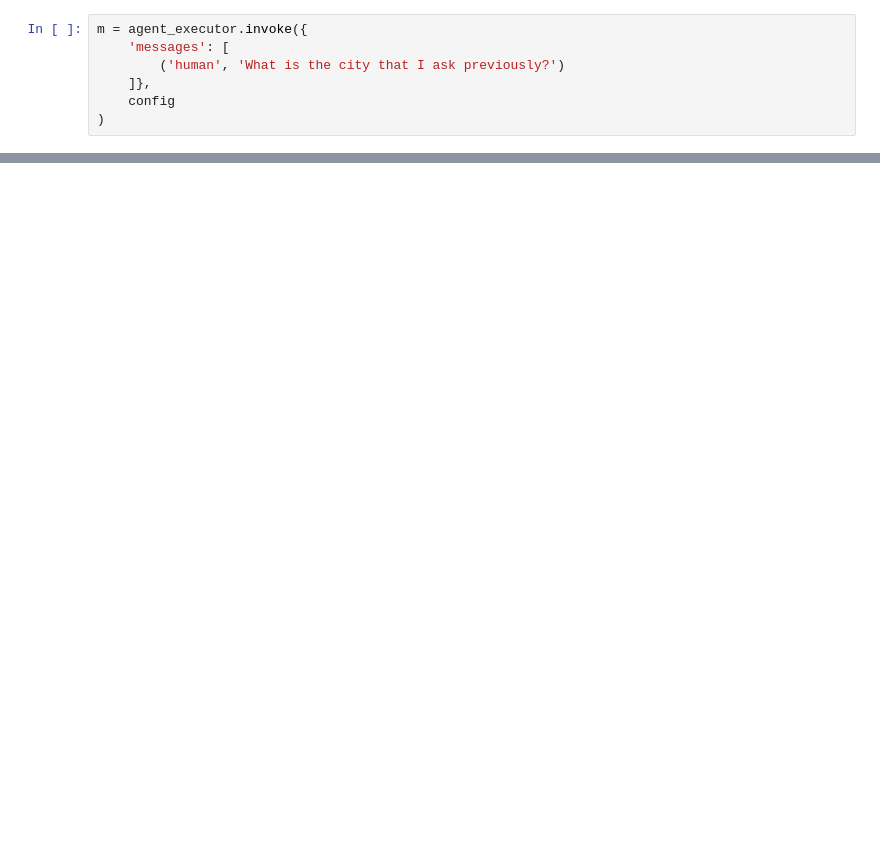
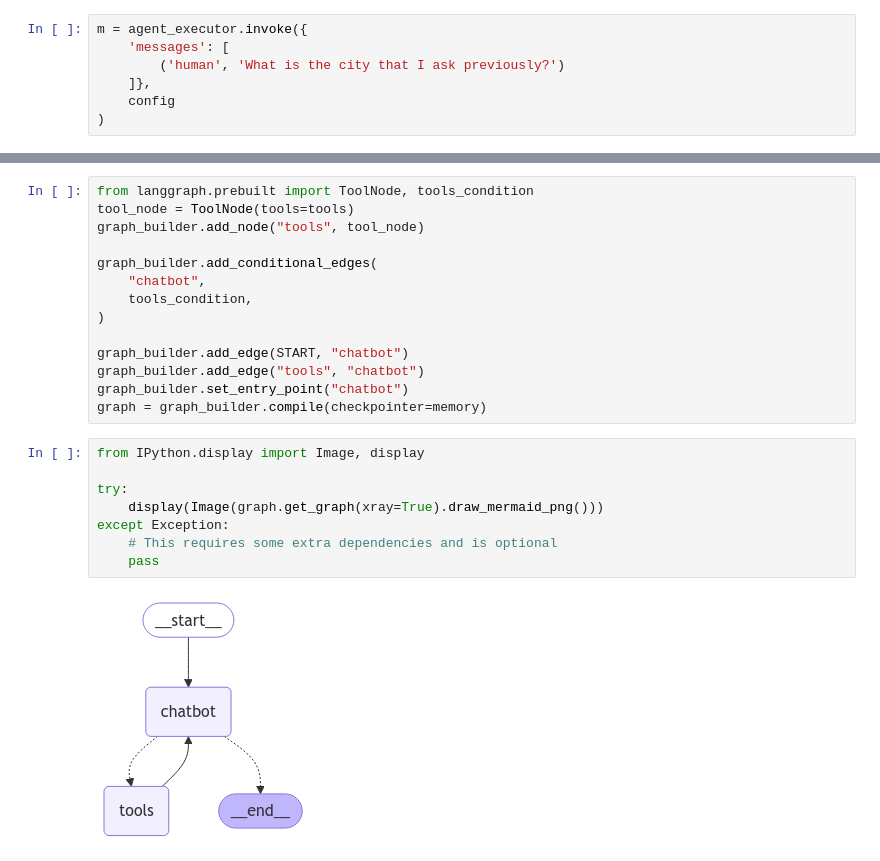
Before and after one commit to aditya624/llm_intro, a Jupyter notebook: notes/03_agent.ipynb, the cells around one changed output, grey strips where cells are left out. Cells and saved outputs as stored; diff of their text form; blank space fills up the shorter version.

```diff
--- a/notes/03_agent.ipynb
+++ b/notes/03_agent.ipynb
@@ -134,0 +184,24 @@ AIMessage(content='The cities you asked about previously were Seoul, Tokyo, Jaka
+# %%
+from langgraph.prebuilt import ToolNode, tools_condition
+tool_node = ToolNode(tools=tools)
+graph_builder.add_node("tools", tool_node)
+
+graph_builder.add_conditional_edges(
+    "chatbot",
+    tools_condition,
+)
+
+graph_builder.add_edge(START, "chatbot")
+graph_builder.add_edge("tools", "chatbot")
+graph_builder.set_entry_point("chatbot")
+graph = graph_builder.compile(checkpointer=memory)
+# %%
+from IPython.display import Image, display
+
+try:
+    display(Image(graph.get_graph(xray=True).draw_mermaid_png()))
+except Exception:
+    # This requires some extra dependencies and is optional
+    pass
+# %% [output]
+[figure, added]
```
Also changed, not shown: parts of 17 cells of this notebook.
